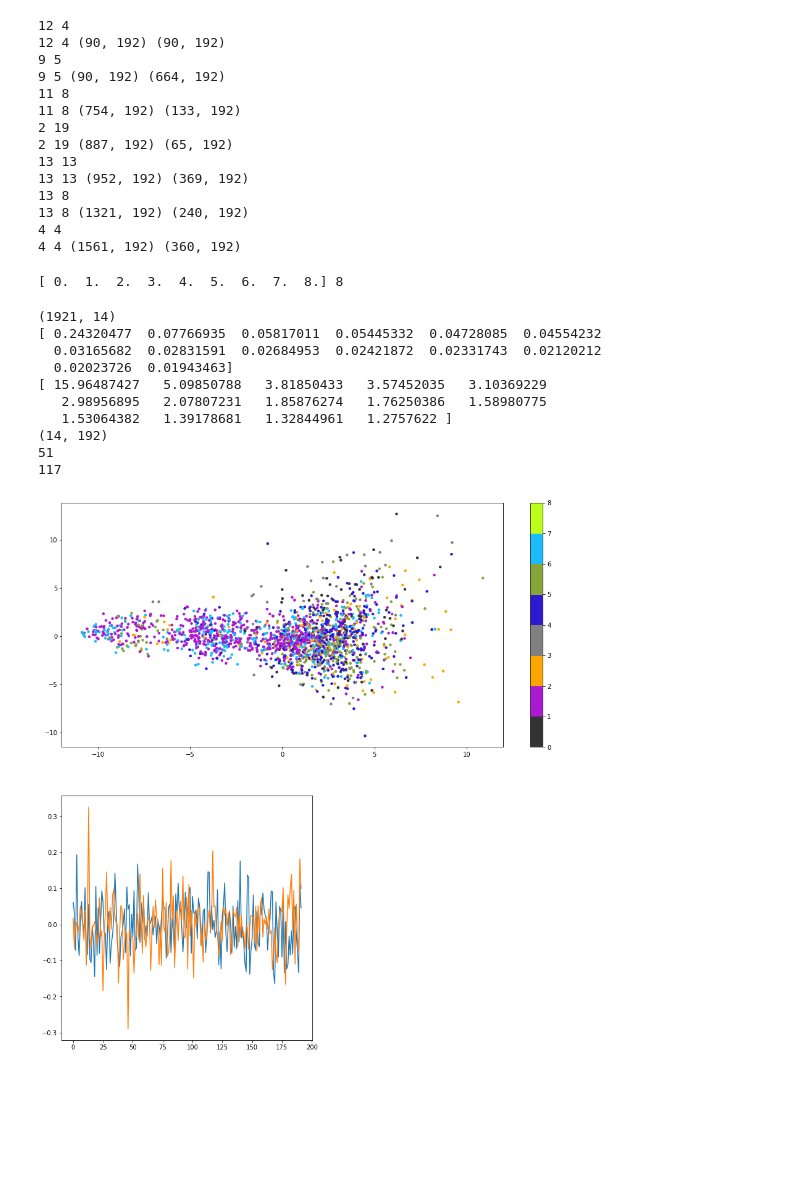
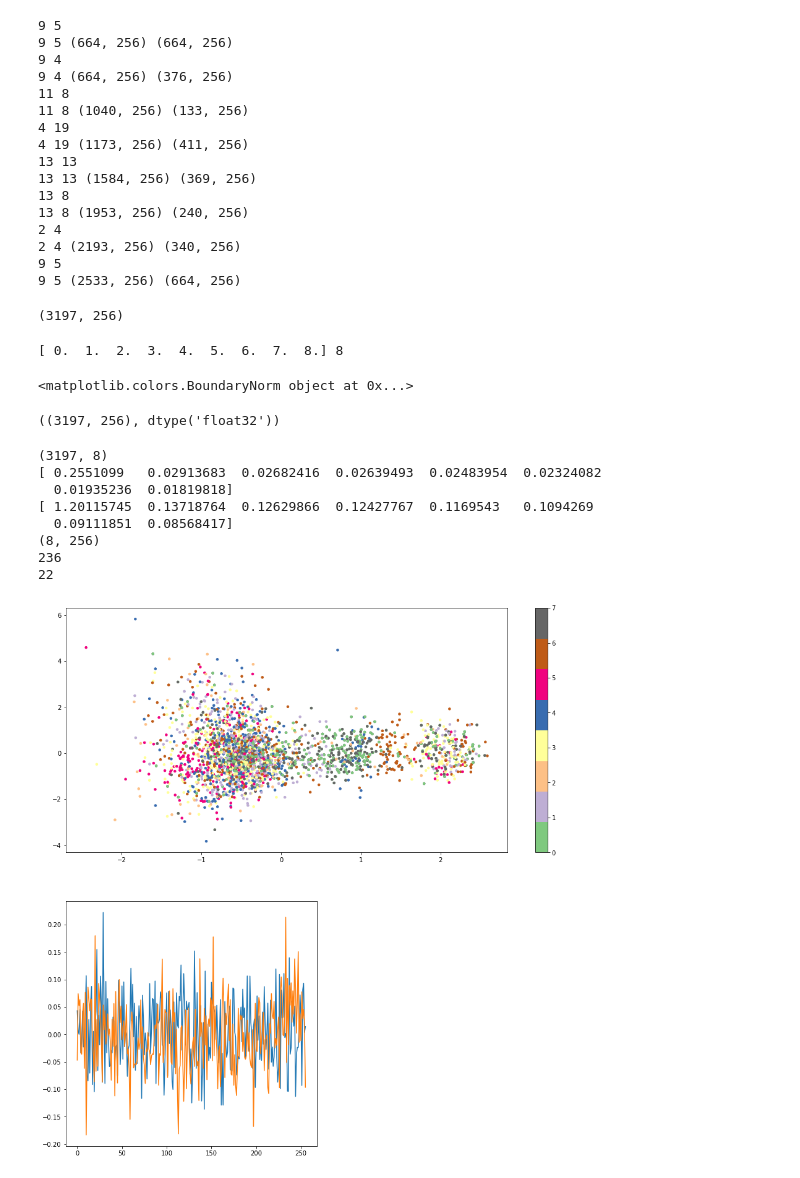
Before and after one commit to cwood1967/DeepLearning, a Jupyter notebook: autoencoder/infer.ipynb, the cells around one changed output. Drawn from its saved outputs; the diff is of its cells as text; code cells hidden in the pictures; blank space fills up the shorter version.

```diff
--- a/autoencoder/infer.ipynb
+++ b/autoencoder/infer.ipynb
@@ -71,6 +74,6 @@ df.head()
 # %%
-datadir = "/Users/cjw/Projects/cjw/Gerton/tpo/"
-datafile = datadir + "plate03_all_cells.csv"
+datadir = "/home/cjw/disk2cjw/Data/nucleolus/"
+# datafile = datadir + "plate03_all_cells.csv"
 df = utils.read_data_file(datafile)
 
 mf = df['mmfile']
@@ -95,6 +98,6 @@ mmdict = {"plate03_all.mm": m2}
 # %%
 vv = utils.getWell(mmdict,
-                    df, width, 4, 5, nchannels, channels=channels)
+                    df, width, 6, 5, nchannels, channels=channels)
 
 
 xhe = sess.run(enc, feed_dict={images:vv})
@@ -116,6 +119,7 @@ for i in range(5):
 # %%
 # dv = {0:(3,4), 1:(4,3), 2:(6,7), 3:(7,13), 4:(7, 2), 5:(8,3), 6:(12,4), 7:(9,5)}
-dv = {0:(12,4), 1:(9,5), 2:(11,8), 3:(2,19), 4:(13,13), 5:(13,8), 6:(4,4)}
+#dv = {0:(12,4), 1:(9,5), 2:(11,8), 3:(4,19), 4:(13,13), 5:(13,8), 6:(2,4), 7:(9,5)}
+dv = {0:(9,5), 1:(9,4) , 2:(11,8), 3:(4,19), 4:(13,13), 5:(13,8), 6:(2,4), 7:(9,5)}
 dimages = dict()
 counter = 0
 one = 0
@@ -144,23 +148,27 @@ for k in dv.keys():
         counter += 1
 
 perm = np.random.permutation(len(colors))
-g = g[perm]
+g_all = g[perm]
 colors = colors[perm]
+g_all.shape
 # %% [output]
-12 4
-12 4 (90, 192) (90, 192)
 9 5
-9 5 (90, 192) (664, 192)
+9 5 (664, 256) (664, 256)
+9 4
+9 4 (664, 256) (376, 256)
 11 8
-11 8 (754, 192) (133, 192)
-2 19
-2 19 (887, 192) (65, 192)
+11 8 (1040, 256) (133, 256)
+4 19
+4 19 (1173, 256) (411, 256)
 13 13
-13 13 (952, 192) (369, 192)
+13 13 (1584, 256) (369, 256)
 13 8
-13 8 (1321, 192) (240, 192)
-4 4
-4 4 (1561, 192) (360, 192)
+13 8 (1953, 256) (240, 256)
+2 4
+2 4 (2193, 256) (340, 256)
+9 5
+9 5 (2533, 256) (664, 256)
+(3197, 256)
 # %%
 from matplotlib.colors import LinearSegmentedColormap
 import matplotlib as mpl
@@ -181,37 +189,42 @@ norm = mpl.colors.BoundaryNorm(bounds, mycmap.N)
 print(bounds, mycmap.N)
 # %% [output]
 [ 0.  1.  2.  3.  4.  5.  6.  7.  8.] 8
+# %%
+g = g_all
+print(norm)
+g.shape, g.dtype
+# %% [output]
+<matplotlib.colors.BoundaryNorm object at 0x...>
+((3197, 256), dtype('float32'))
 # %%
 from sklearn.decomposition import PCA
 
-pca = PCA(n_components=14, whiten=False)
+pca = PCA(n_components=8,svd_solver='arpack',whiten=True)
 gfit = pca.fit_transform(g)
 print(gfit.shape)
 print(pca.explained_variance_ratio_)
 print(pca.explained_variance_)
 print(pca.components_.shape)
 
 print(np.argmin(pca.mean_))
 print(np.argmax(pca.mean_))
 sz = 12
 fig = plt.figure(figsize=(16,16))
 ax = fig.add_subplot(211)
-sc = ax.scatter(gfit[:,0], gfit[:,1], s=sz, c=colors, cmap=mycmap, norm=norm)
-plt.colorbar(sc, cmap=mycmap, norm=norm, spacing='proportional', ticks=bounds,boundaries=bounds)
+sc = ax.scatter(gfit[:,0], gfit[:,1], s=sz, c=colors, cmap='Accent')
+plt.colorbar(sc) #, cmap=mycmap, norm=norm, spacing='proportional', ticks=bounds,boundaries=bounds)
 #sc = ax.scatter(gfit[:,0], gfit[:,1], s=sz, c=colors,cmap="jet")
 # plt.colorbar(sc)
 ax2 = fig.add_subplot(223)
 ppp = ax2.plot(pca.components_[0])
 ppp = ax2.plot(pca.components_[1])
 # %% [output]
-(1921, 14)
-[ 0.24320477  0.07766935  0.05817011  0.05445332  0.04728085  0.04554232
-  0.03165682  0.02831591  0.02684953  0.02421872  0.02331743  0.02120212
-  0.02023726  0.01943463]
-[ 15.96487427   5.09850788   3.81850433   3.57452035   3.10369229
-   2.98956895   2.07807231   1.85876274   1.76250386   1.58980775
-   1.53064382   1.39178681   1.32844961   1.2757622 ]
-(14, 192)
-51
-117
+(3197, 8)
+[ 0.2551099   0.02913683  0.02682416  0.02639493  0.02483954  0.02324082
+  0.01935236  0.01819818]
+[ 1.20115745  0.13718764  0.12629866  0.12427767  0.1169543   0.1094269
+  0.09111851  0.08568417]
+(8, 256)
+236
+22
-[figure, old version]
+[figure, new version]
```
Also changed, not shown: parts of 10 cells of this notebook, 2 other files.
